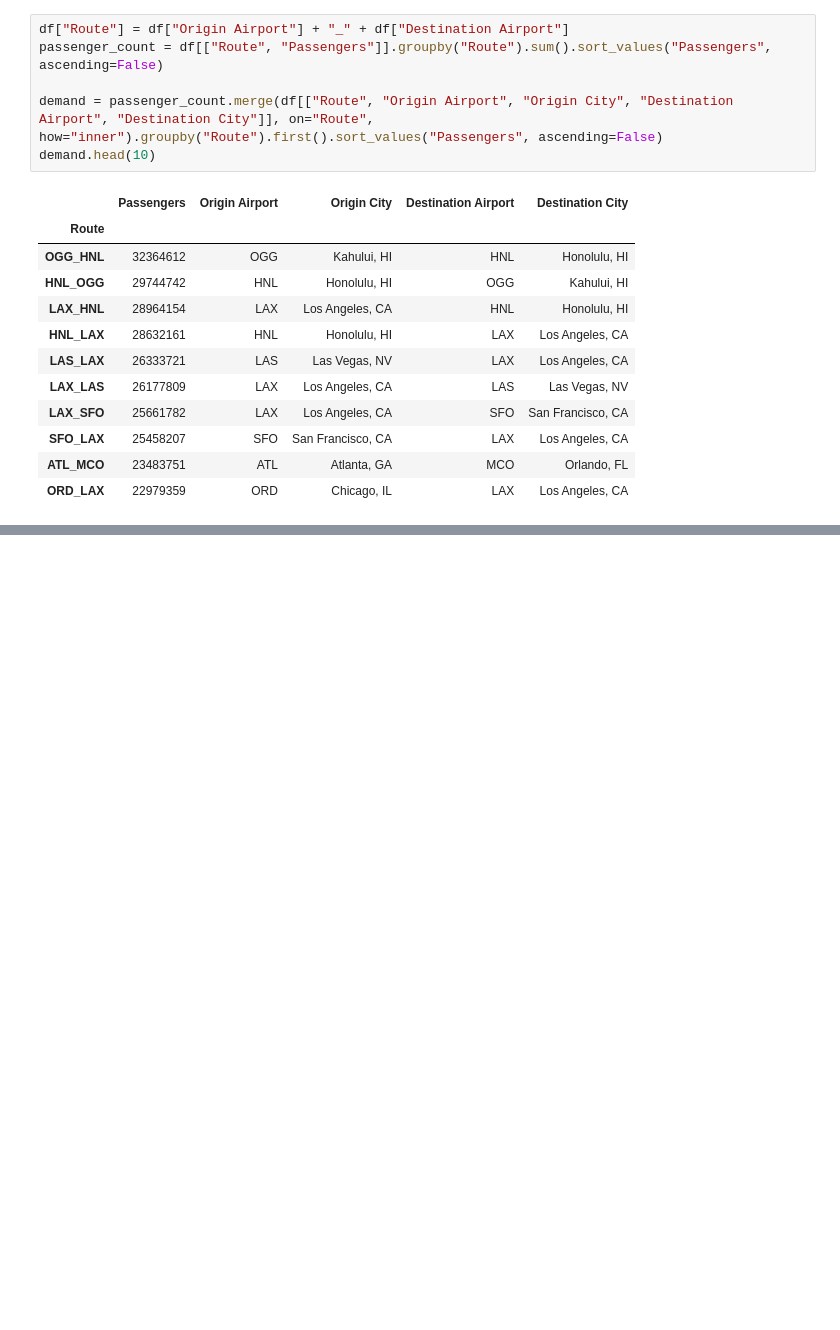
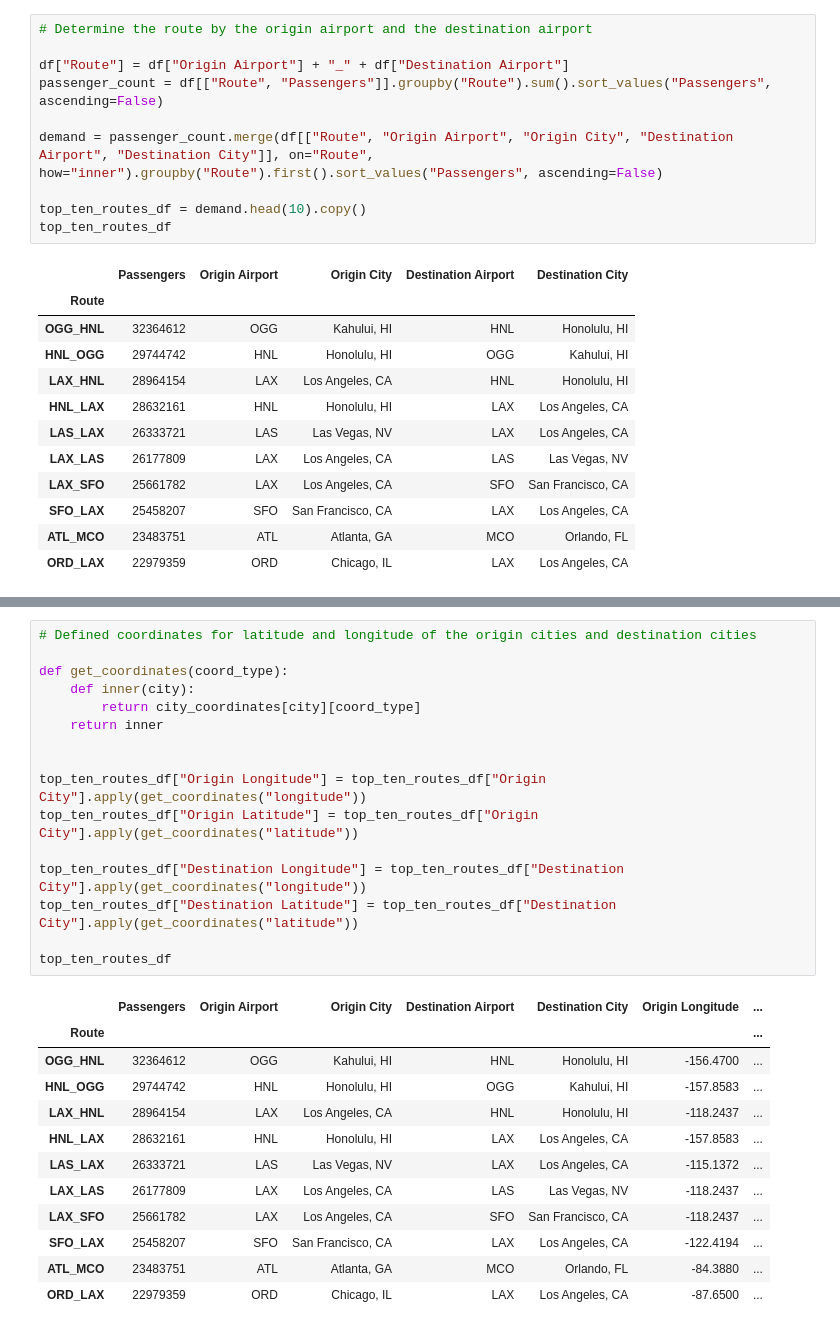
Before and after one commit to gigodata/08-EV-charging, a Jupyter notebook: Top 10 Routes.ipynb, the cells around one changed output, grey strips where cells are left out. Drawn from its saved outputs; the diff is of its cells as text; blank space fills up the shorter version.

```diff
--- a/Top 10 Routes.ipynb
+++ b/Top 10 Routes.ipynb
@@ -14,11 +24,15 @@ df.head()
 | 3 | EUG | RDM | Eugene, OR | Bend, OR | 11 | 72 | 4 | ... |
 | 4 | MFR | RDM | Medford, OR | Bend, OR | 0 | 18 | 1 | ... |
 # %%
+# Determine the route by the origin airport and the destination airport
+
 df["Route"] = df["Origin Airport"] + "_" + df["Destination Airport"]
 passenger_count = df[["Route", "Passengers"]].groupby("Route").sum().sort_values("Passengers", ascending=False)
 
 demand = passenger_count.merge(df[["Route", "Origin Airport", "Origin City", "Destination Airport", "Destination City"]], on="Route", how="inner").groupby("Route").first().sort_values("Passengers", ascending=False)
-demand.head(10)
+
+top_ten_routes_df = demand.head(10).copy()
+top_ten_routes_df
 # %% [output]
 |  | Passengers | Origin Airport | Origin City | Destination Airport | Destination City |
 | Route |  |  |  |  |  |
@@ -34,0 +86,29 @@ demand.head(10)
+# %%
+# Defined coordinates for latitude and longitude of the origin cities and destination cities
+
+def get_coordinates(coord_type):
+    def inner(city):
+        return city_coordinates[city][coord_type]
+    return inner
+
+
+top_ten_routes_df["Origin Longitude"] = top_ten_routes_df["Origin City"].apply(get_coordinates("longitude"))
+top_ten_routes_df["Origin Latitude"] = top_ten_routes_df["Origin City"].apply(get_coordinates("latitude"))
+
+top_ten_routes_df["Destination Longitude"] = top_ten_routes_df["Destination City"].apply(get_coordinates("longitude"))
+top_ten_routes_df["Destination Latitude"] = top_ten_routes_df["Destination City"].apply(get_coordinates("latitude"))
+
+top_ten_routes_df
+# %% [output]
+|  | Passengers | Origin Airport | Origin City | Destination Airport | Destination City | Origin Longitude | ... |
+| Route |  |  |  |  |  |  | ... |
+| OGG_HNL | 32364612 | OGG | Kahului, HI | HNL | Honolulu, HI | -156.4700 | ... |
+| HNL_OGG | 29744742 | HNL | Honolulu, HI | OGG | Kahului, HI | -157.8583 | ... |
+| LAX_HNL | 28964154 | LAX | Los Angeles, CA | HNL | Honolulu, HI | -118.2437 | ... |
+| HNL_LAX | 28632161 | HNL | Honolulu, HI | LAX | Los Angeles, CA | -157.8583 | ... |
+| LAS_LAX | 26333721 | LAS | Las Vegas, NV | LAX | Los Angeles, CA | -115.1372 | ... |
+| LAX_LAS | 26177809 | LAX | Los Angeles, CA | LAS | Las Vegas, NV | -118.2437 | ... |
+| LAX_SFO | 25661782 | LAX | Los Angeles, CA | SFO | San Francisco, CA | -118.2437 | ... |
+| SFO_LAX | 25458207 | SFO | San Francisco, CA | LAX | Los Angeles, CA | -122.4194 | ... |
+| ATL_MCO | 23483751 | ATL | Atlanta, GA | MCO | Orlando, FL | -84.3880 | ... |
+| ORD_LAX | 22979359 | ORD | Chicago, IL | LAX | Los Angeles, CA | -87.6500 | ... |
```
Also changed, not shown: parts of 4 cells of this notebook.
